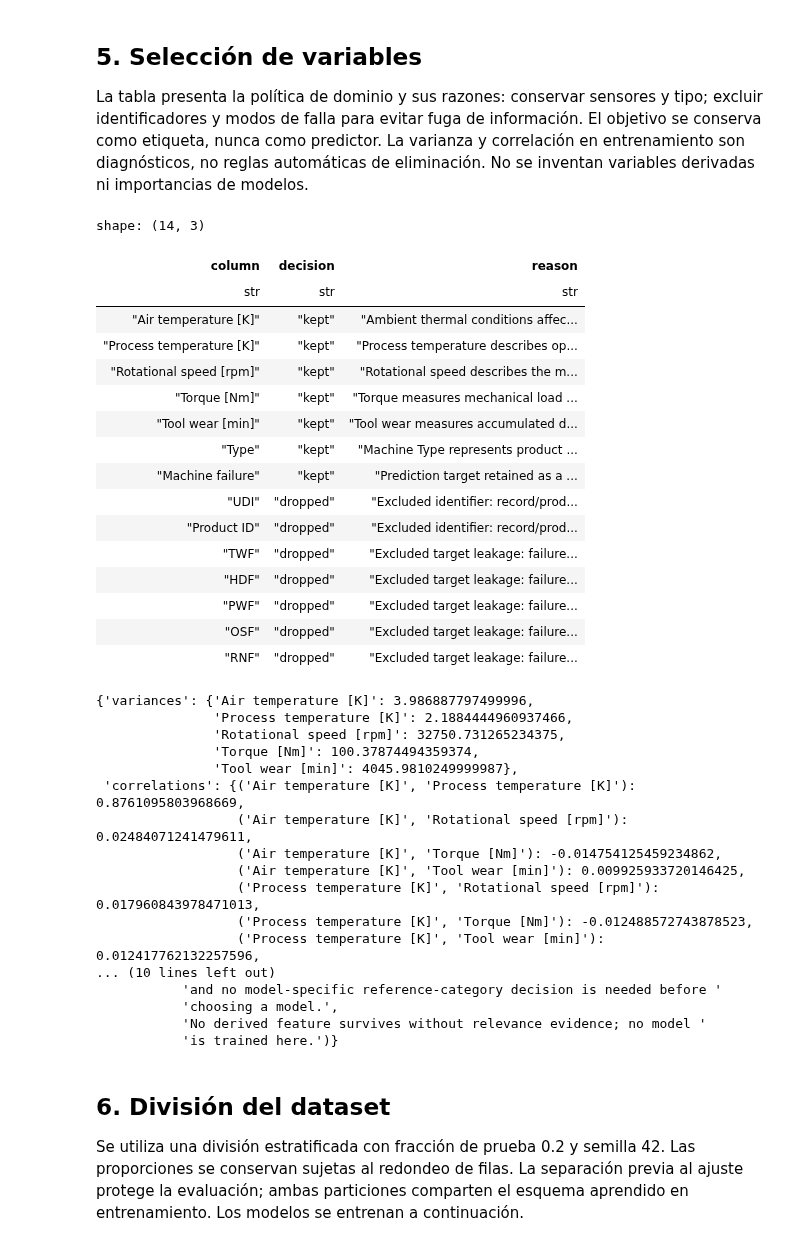
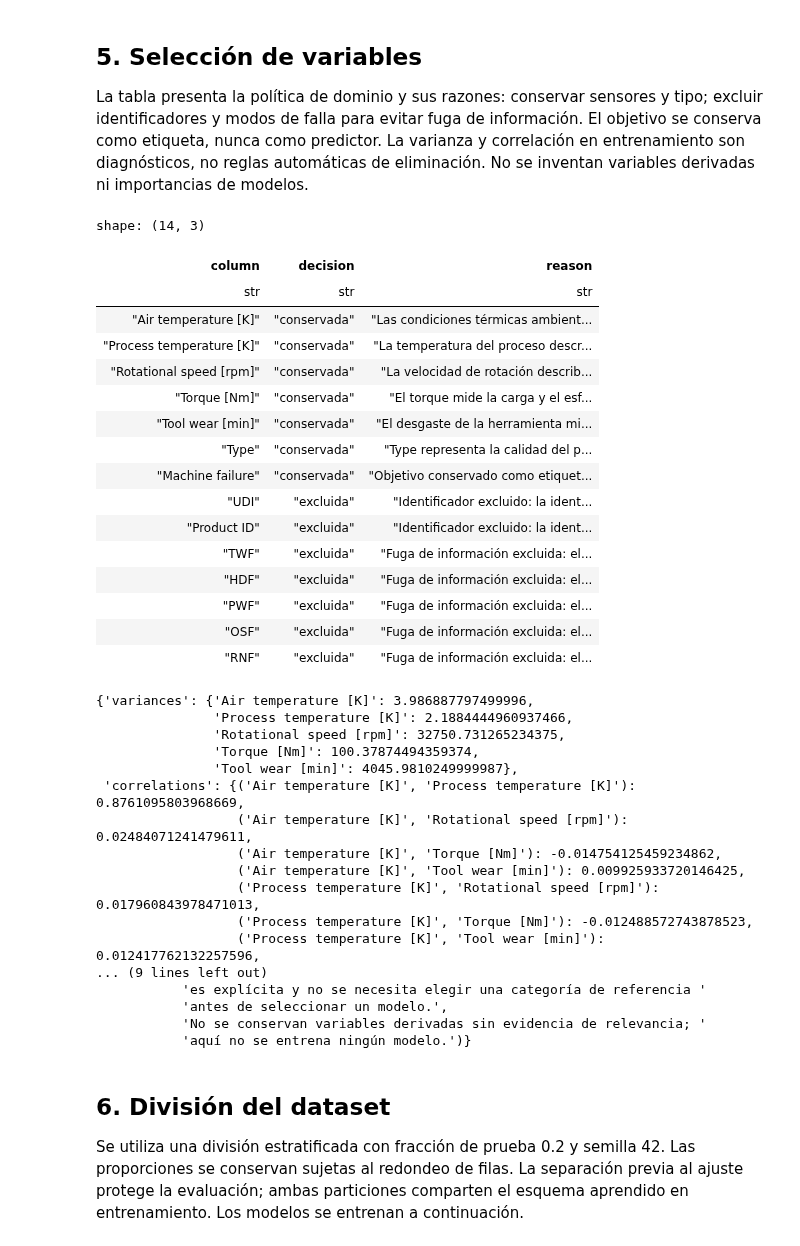
Before and after one commit to miguelpuente/agri-machinery-failure-prediction, a Jupyter notebook: notebooks/entrega-final.ipynb, the cells around one changed output. Drawn from its saved outputs; the diff is of its cells as text; code cells hidden in the pictures.

```diff
--- a/notebooks/entrega-final.ipynb
+++ b/notebooks/entrega-final.ipynb
@@ -161,35 +157,33 @@ shape: (5, 9)
 
 La tabla presenta la política de dominio y sus razones: conservar sensores y tipo; excluir identificadores y modos de falla para evitar fuga de información. El objetivo se conserva como etiqueta, nunca como predictor. La varianza y correlación en entrenamiento son diagnósticos, no reglas automáticas de eliminación. No se inventan variables derivadas ni importancias de modelos.
 # %%
+from agrofail.report import selection_presentation
 from agrofail.select import selection_rationale
 
 rationale = selection_rationale(train_raw)
-decisions = pl.DataFrame([{'column': name, 'decision': decision, 'reason': reason}
-    for decision, reasons in [('kept', rationale.kept), ('dropped', rationale.dropped)]
-    for name, reason in reasons.items()])
+decisions, diagnostics = selection_presentation(rationale)
 with pl.Config(tbl_rows=-1, tbl_cols=-1, fmt_str_lengths=200):
     display(decisions)
-pprint({'variances': rationale.variances, 'correlations': rationale.correlations,
-        'notes': rationale.notes})
+pprint(diagnostics)
 train, test = train_encoded, test_encoded
 # %% [output]
 shape: (14, 3)
 | column | decision | reason |
 | str | str | str |
-| "Air temperature [K]" | "kept" | "Ambient thermal conditions affec... |
-| "Process temperature [K]" | "kept" | "Process temperature describes op... |
-| "Rotational speed [rpm]" | "kept" | "Rotational speed describes the m... |
-| "Torque [Nm]" | "kept" | "Torque measures mechanical load ... |
-| "Tool wear [min]" | "kept" | "Tool wear measures accumulated d... |
-| "Type" | "kept" | "Machine Type represents product ... |
-| "Machine failure" | "kept" | "Prediction target retained as a ... |
-| "UDI" | "dropped" | "Excluded identifier: record/prod... |
-| "Product ID" | "dropped" | "Excluded identifier: record/prod... |
-| "TWF" | "dropped" | "Excluded target leakage: failure... |
-| "HDF" | "dropped" | "Excluded target leakage: failure... |
-| "PWF" | "dropped" | "Excluded target leakage: failure... |
-| "OSF" | "dropped" | "Excluded target leakage: failure... |
-| "RNF" | "dropped" | "Excluded target leakage: failure... |
+| "Air temperature [K]" | "conservada" | "Las condiciones térmicas ambient... |
+| "Process temperature [K]" | "conservada" | "La temperatura del proceso descr... |
+| "Rotational speed [rpm]" | "conservada" | "La velocidad de rotación describ... |
+| "Torque [Nm]" | "conservada" | "El torque mide la carga y el esf... |
+| "Tool wear [min]" | "conservada" | "El desgaste de la herramienta mi... |
+| "Type" | "conservada" | "Type representa la calidad del p... |
+| "Machine failure" | "conservada" | "Objetivo conservado como etiquet... |
+| "UDI" | "excluida" | "Identificador excluido: la ident... |
+| "Product ID" | "excluida" | "Identificador excluido: la ident... |
+| "TWF" | "excluida" | "Fuga de información excluida: el... |
+| "HDF" | "excluida" | "Fuga de información excluida: el... |
+| "PWF" | "excluida" | "Fuga de información excluida: el... |
+| "OSF" | "excluida" | "Fuga de información excluida: el... |
+| "RNF" | "excluida" | "Fuga de información excluida: el... |
 {'variances': {'Air temperature [K]': 3.986887797499996,
                'Process temperature [K]': 2.1884444960937466,
                'Rotational speed [rpm]': 32750.731265234375,
@@ -202,11 +196,11 @@ shape: (14, 3)
                   ('Process temperature [K]', 'Rotational speed [rpm]'): 0.017960843978471013,
                   ('Process temperature [K]', 'Torque [Nm]'): -0.012488572743878523,
                   ('Process temperature [K]', 'Tool wear [min]'): 0.012417762132257596,
-... (10 lines left out)
-           'and no model-specific reference-category decision is needed before '
-           'choosing a model.',
-           'No derived feature survives without relevance evidence; no model '
-           'is trained here.')}
+... (9 lines left out)
+           'es explícita y no se necesita elegir una categoría de referencia '
+           'antes de seleccionar un modelo.',
+           'No se conservan variables derivadas sin evidencia de relevancia; '
+           'aquí no se entrena ningún modelo.')}
 # %% [markdown]
 ## 6. División del dataset
 
```
Also changed, not shown: parts of 9 cells of this notebook, 18 other files.
